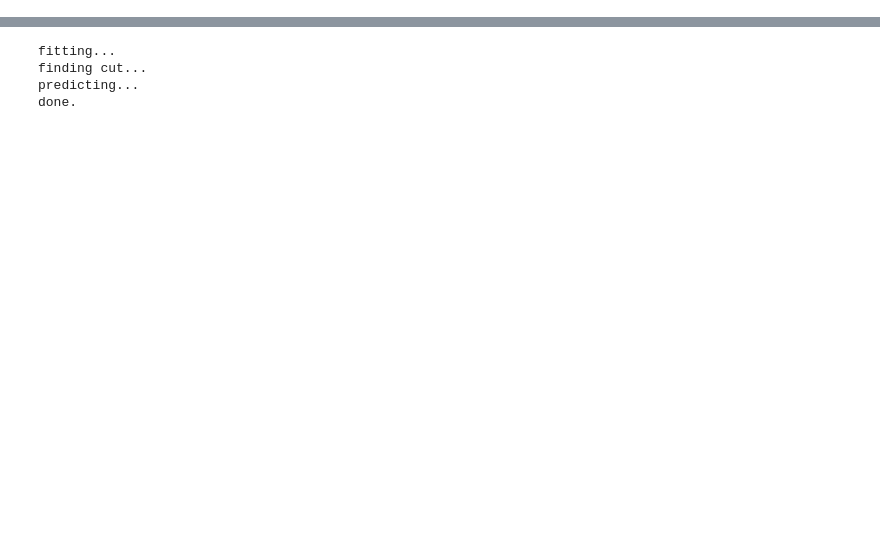
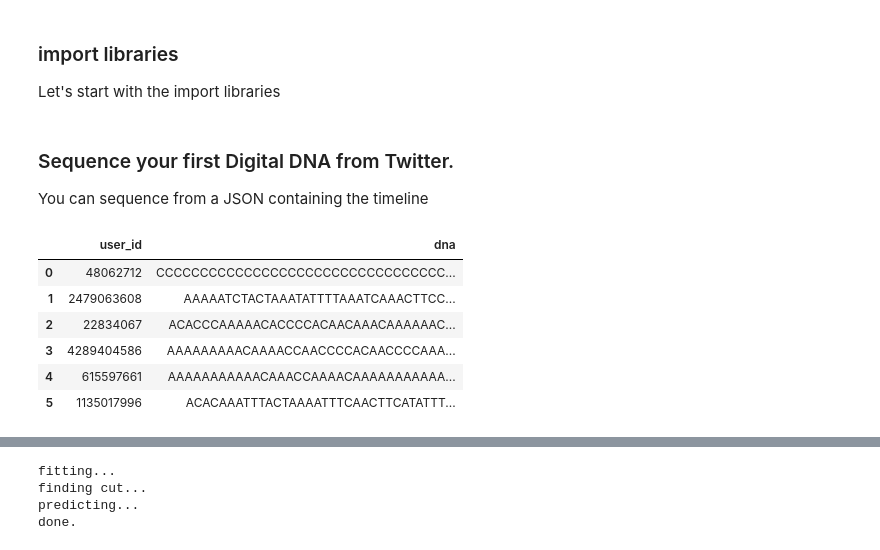
Before and after one commit to WAFI-CNR/ddna-toolbox, a Jupyter notebook: examples/DigitalDNA_python_package.ipynb, the cells around one changed output, grey strips where cells are left out. Saved outputs shown, nothing was run; the diff lists cells and outputs as text; code cells hidden in the pictures; blank space fills up the shorter version.

```diff
--- a/examples/DigitalDNA_python_package.ipynb
+++ b/examples/DigitalDNA_python_package.ipynb
@@ -1,3 +5,6 @@
+# %% [markdown]
+### import libraries
+Let's start with the import libraries
 # %%
 import digitaldna as ddna
 import csv
@@ -11,3 +18,25 @@ import os
 from matplotlib import pyplot as plt
 import time
 from digitaldna import SequencePlots
+# %% [markdown]
+### Sequence your first Digital DNA from Twitter.
+You can sequence from a JSON containing the timeline
+# %%
+from digitaldna import TwitterDDNASequencer
+
+filepath = os.path.join(os.getcwd(), "timelines.json")
+model = TwitterDDNASequencer(input_file=filepath, alphabet='b3_type')
+data = model.fit_transform()
+# %%
+
+df = pd.DataFrame({"user_id": data[:, 0],
+              "dna": data[:, 1]})
+df
+# %% [output]
+|  | user_id | dna |
+| 0 | 48062712 | CCCCCCCCCCCCCCCCCCCCCCCCCCCCCCCCC... |
+| 1 | 2479063608 | AAAAATCTACTAAATATTTTAAATCAAACTTCC... |
+| 2 | 22834067 | ACACCCAAAAACACCCCACAACAAACAAAAAAC... |
+| 3 | 4289404586 | AAAAAAAAACAAAACCAACCCCACAACCCCAAA... |
+| 4 | 615597661 | AAAAAAAAAAACAAACCAAAACAAAAAAAAAAA... |
+| 5 | 1135017996 | ACACAAATTTACTAAAATTTCAACTTCATATTT... |
```
Also changed, not shown: parts of 5 cells of this notebook, 2 other files.
